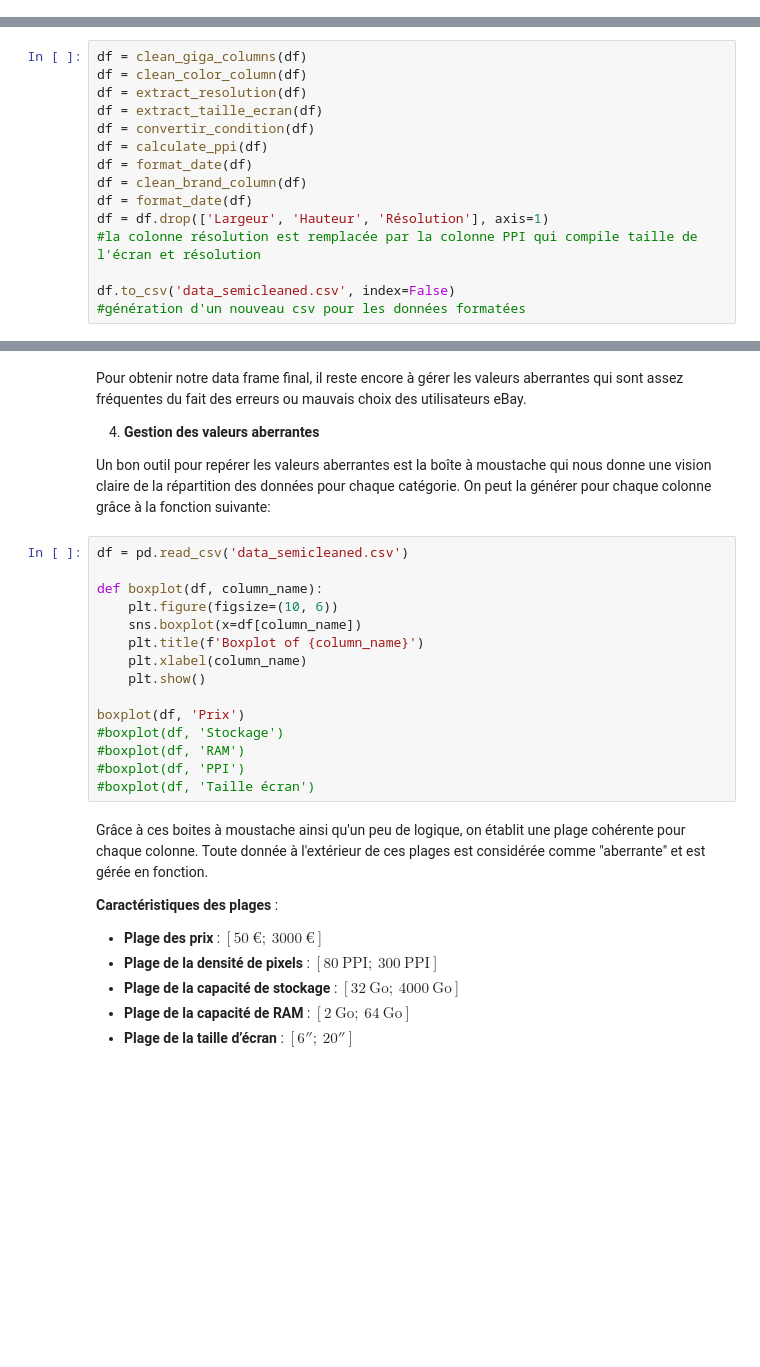
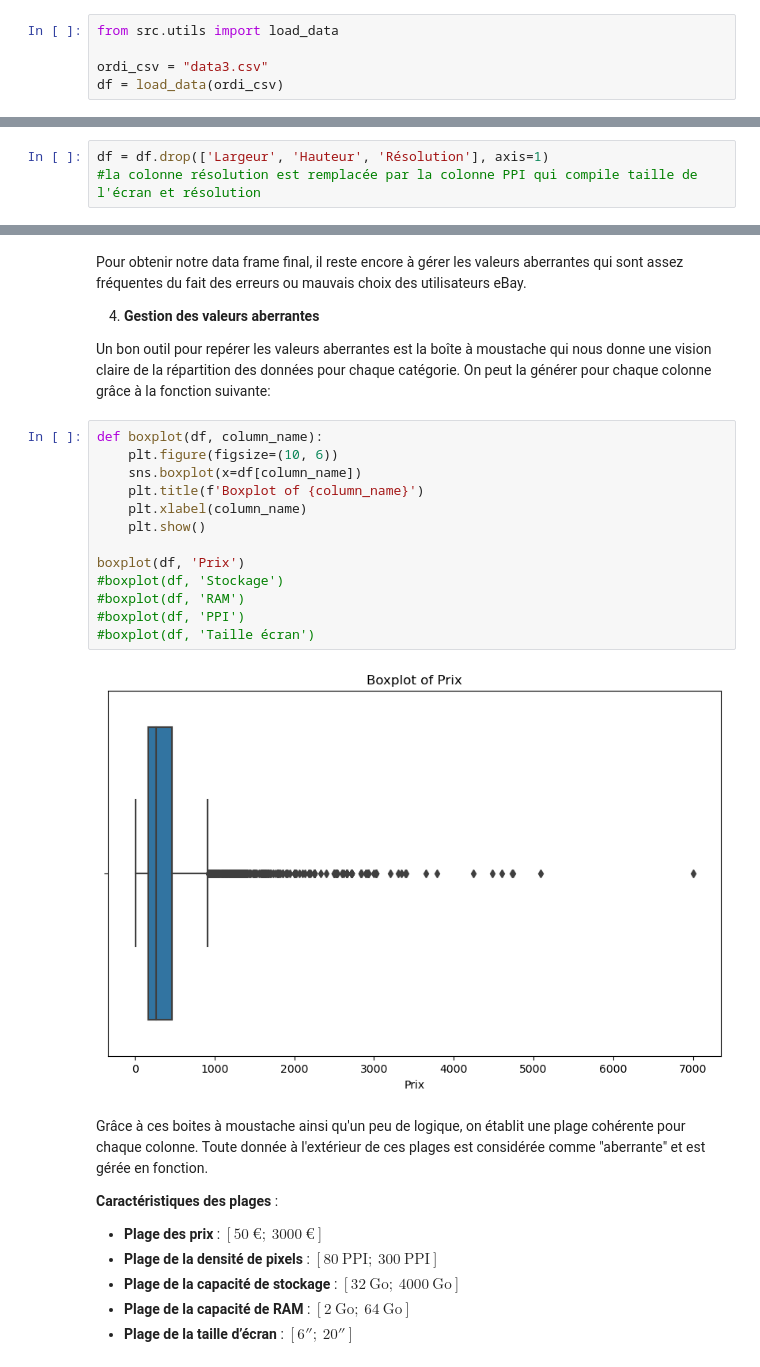
Before and after one commit to albantony/Projet_evaluation_prix_eBay, a Jupyter notebook: notebook.ipynb, the cells around one changed output, grey strips where cells are left out. Saved outputs shown, nothing was run; the diff lists cells and outputs as text; blank space fills up the shorter version.

```diff
--- a/notebook.ipynb
+++ b/notebook.ipynb
@@ -82,3 +77,8 @@ df.head()
+# %%
+from src.utils import load_data
+
+ordi_csv = "data3.csv"
+df = load_data(ordi_csv)
 # %% [markdown]
 ### **Nettoyage des données**
 # %% [markdown]
@@ -292,15 +277,3 @@ On peut à présent exécuter toutes ces fonctions afin de générer un nouveau
 # %%
-df = clean_giga_columns(df)
-df = clean_color_column(df)
-df = extract_resolution(df)
-df = extract_taille_ecran(df)
-df = convertir_condition(df)
-df = calculate_ppi(df)
-df = format_date(df)
-df = clean_brand_column(df)
-df = format_date(df)
 df = df.drop(['Largeur', 'Hauteur', 'Résolution'], axis=1)
 #la colonne résolution est remplacée par la colonne PPI qui compile taille de l'écran et résolution
-
-df.to_csv('data_semicleaned.csv', index=False)
-#génération d'un nouveau csv pour les données formatées
@@ -313,20 +284,20 @@ Pour obtenir notre data frame final, il reste encore à gérer les valeurs aberr
 
 Un bon outil pour repérer les valeurs aberrantes est la boîte à moustache qui nous donne une vision claire de la répartition des données pour chaque catégorie. On peut la générer pour chaque colonne grâce à la fonction suivante:
 # %%
-df = pd.read_csv('data_semicleaned.csv')
-
 def boxplot(df, column_name):
     plt.figure(figsize=(10, 6))
     sns.boxplot(x=df[column_name])
     plt.title(f'Boxplot of {column_name}')
     plt.xlabel(column_name)
     plt.show()
 
 boxplot(df, 'Prix')
 #boxplot(df, 'Stockage')
 #boxplot(df, 'RAM')
 #boxplot(df, 'PPI')
 #boxplot(df, 'Taille écran')
+# %% [output]
+[figure, added]
 # %% [markdown]
 Grâce à ces boites à moustache ainsi qu'un peu de logique, on établit une plage cohérente pour chaque colonne. Toute donnée à l'extérieur de ces plages est considérée comme "aberrante" et est gérée en fonction.
 
```
Also changed, not shown: parts of 16 cells of this notebook.
